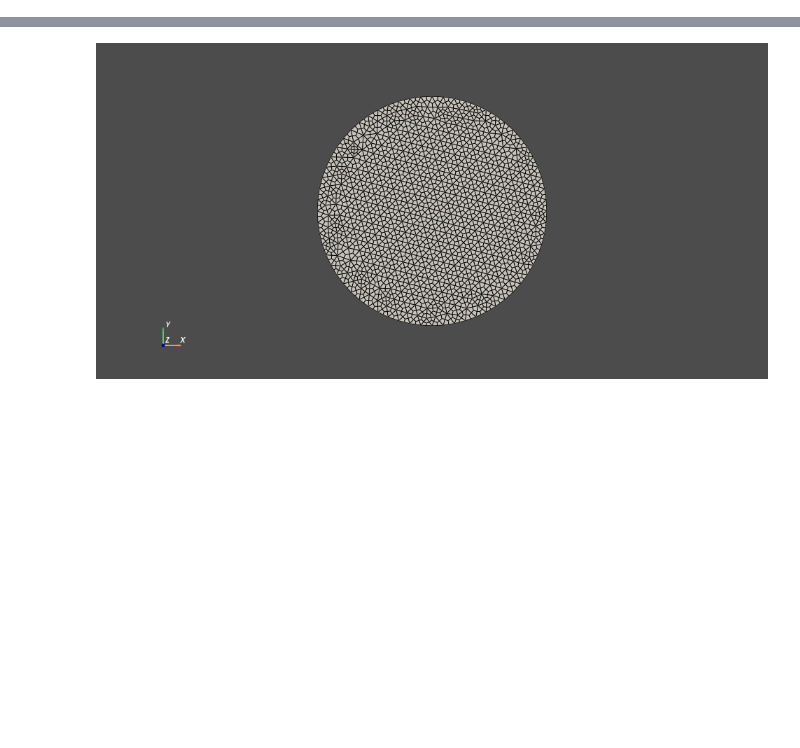
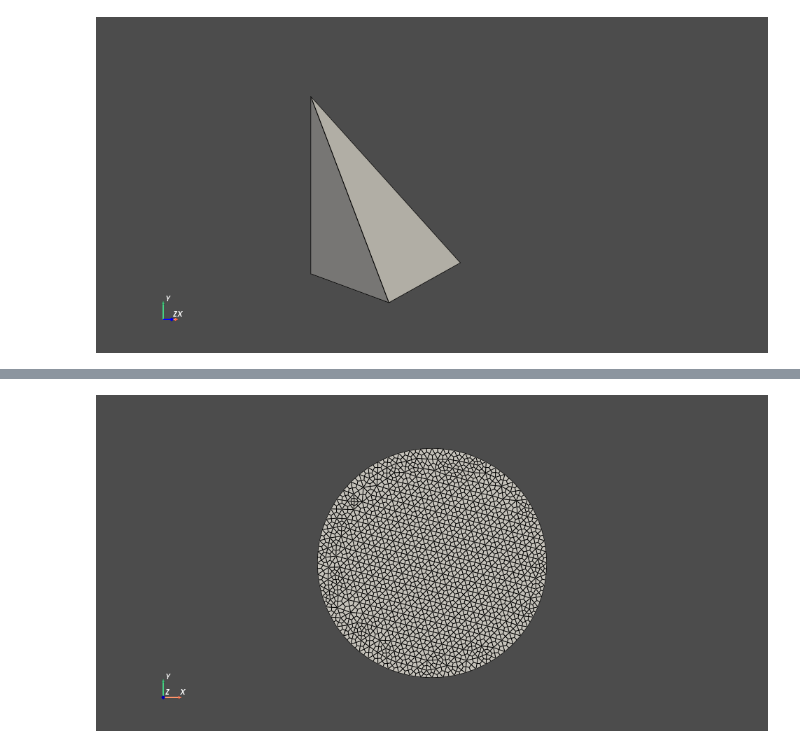
Before and after one commit to mabilton/tetridiv, a Jupyter notebook: examples/test_cases.ipynb, the cells around one changed output, grey strips where cells are left out. Saved outputs shown, nothing was run; the diff lists cells and outputs as text; code cells hidden in the pictures; blank space fills up the shorter version.

```diff
--- a/examples/simple_shapes.ipynb
+++ b/examples/test_cases.ipynb
@@ -34,0 +83,15 @@ show_args = {}
+# %%
+one_tet = {'points': np.array([[0., 0., 0.], [1., 0., 0.], [0., 1., 0.], [0., 0., 1.]]),
+           'cells': np.array([[0, 1, 2, 3]]),
+           'cell_geom': 'tetra'}
+one_tet_div = tetridiv.tet2hex(points=one_tet['points'], cells=one_tet['cells'])
+one_tet_div['cell_geom'] = 'hexahedron'
+one_tet_test = {'input': one_tet, 'output': one_tet_div}
+if save_tests:
+    save_test_case(one_tet_test, 'one_tet')
+# %%
+p = plot_mesh(one_tet)
+p.camera.azimuth -= 30
+p.show(**show_args)
+# %% [output]
+[figure, added]
```
Also changed, not shown: parts of 45 cells of this notebook, 23 other files.
